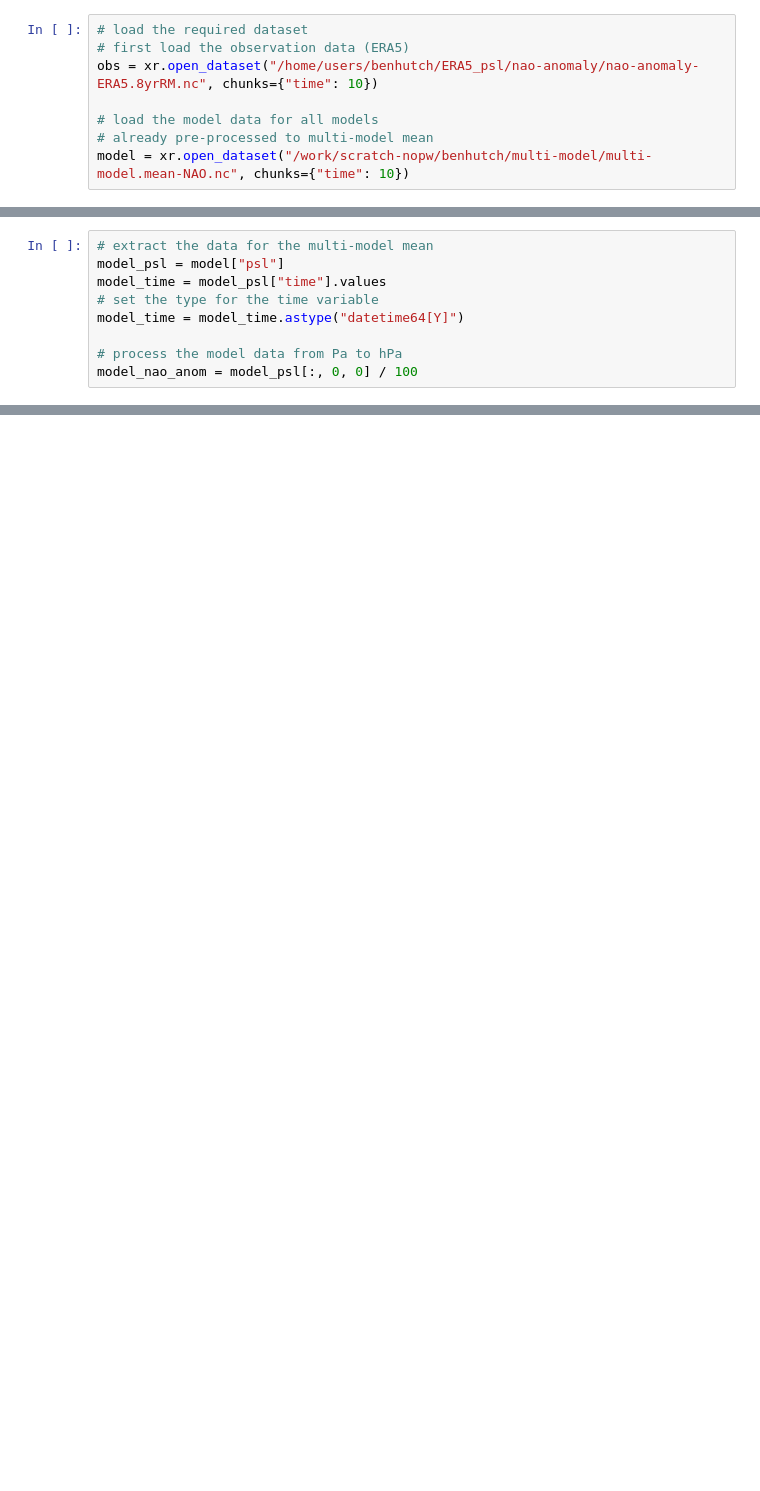
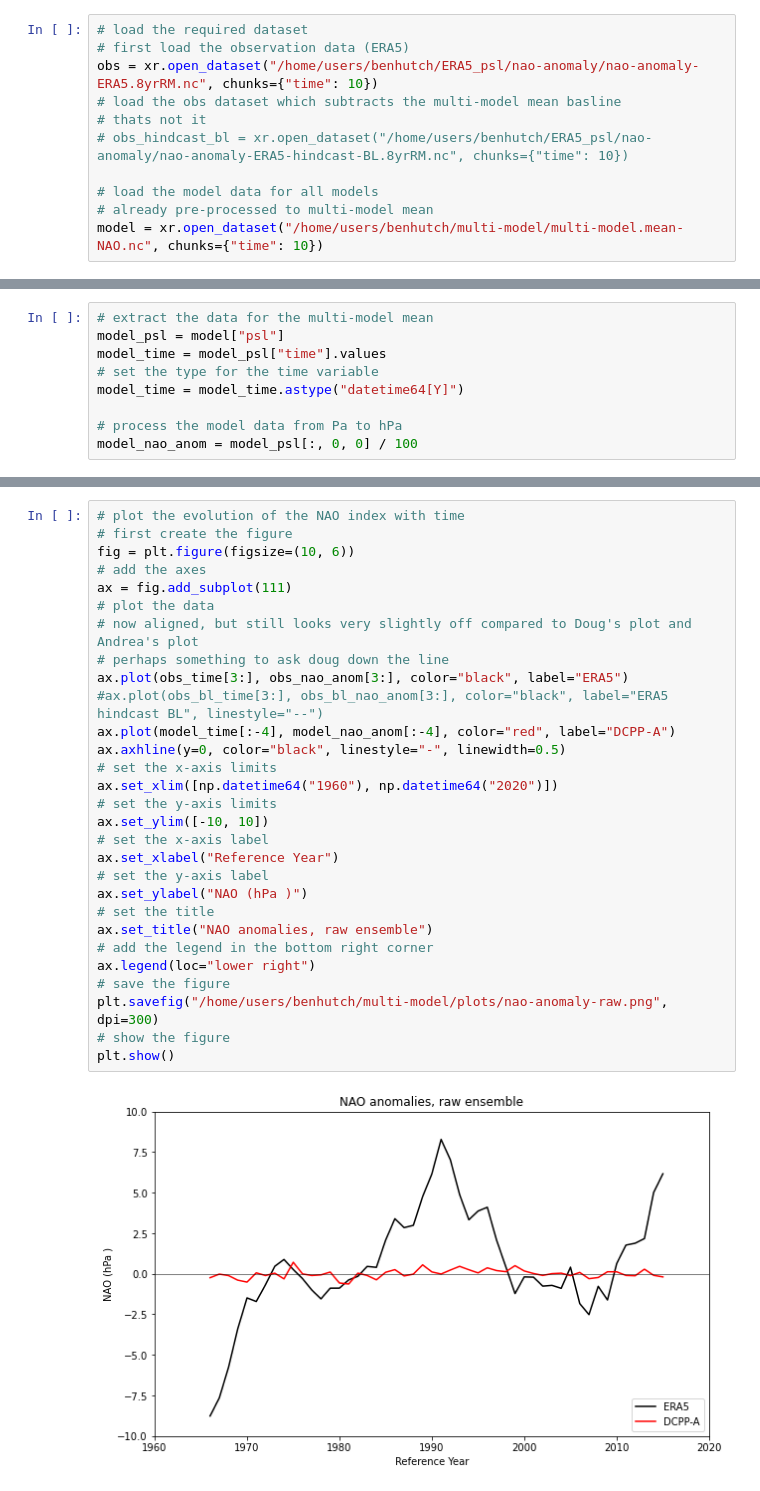
Before and after one commit to benhutchmet/testing-batch-processing, a Jupyter notebook: multi-model/plotting-figure.ipynb, the cells around one changed output, grey strips where cells are left out. Drawn from its saved outputs; the diff is of its cells as text; blank space fills up the shorter version.

```diff
--- a/multi-model/plotting-figure.ipynb
+++ b/multi-model/plotting-figure.ipynb
@@ -8,7 +9,10 @@ import xarray as xr
 # load the required dataset
 # first load the observation data (ERA5)
 obs = xr.open_dataset("/home/users/benhutch/ERA5_psl/nao-anomaly/nao-anomaly-ERA5.8yrRM.nc", chunks={"time": 10})
+# load the obs dataset which subtracts the multi-model mean basline
+# thats not it
+# obs_hindcast_bl = xr.open_dataset("/home/users/benhutch/ERA5_psl/nao-anomaly/nao-anomaly-ERA5-hindcast-BL.8yrRM.nc", chunks={"time": 10})
 
 # load the model data for all models
 # already pre-processed to multi-model mean
-model = xr.open_dataset("/work/scratch-nopw/benhutch/multi-model/multi-model.mean-NAO.nc", chunks={"time": 10})
+model = xr.open_dataset("/home/users/benhutch/multi-model/multi-model.mean-NAO.nc", chunks={"time": 10})
@@ -32,0 +179,31 @@ model_nao_anom = model_psl[:, 0, 0] / 100
+# %%
+# plot the evolution of the NAO index with time
+# first create the figure
+fig = plt.figure(figsize=(10, 6))
+# add the axes
+ax = fig.add_subplot(111)
+# plot the data
+# now aligned, but still looks very slightly off compared to Doug's plot and Andrea's plot
+# perhaps something to ask doug down the line
+ax.plot(obs_time[3:], obs_nao_anom[3:], color="black", label="ERA5")
+#ax.plot(obs_bl_time[3:], obs_bl_nao_anom[3:], color="black", label="ERA5 hindcast BL", linestyle="--")
+ax.plot(model_time[:-4], model_nao_anom[:-4], color="red", label="DCPP-A")
+ax.axhline(y=0, color="black", linestyle="-", linewidth=0.5)
+# set the x-axis limits
+ax.set_xlim([np.datetime64("1960"), np.datetime64("2020")])
+# set the y-axis limits
+ax.set_ylim([-10, 10])
+# set the x-axis label
+ax.set_xlabel("Reference Year")
+# set the y-axis label
+ax.set_ylabel("NAO (hPa )")
+# set the title
+ax.set_title("NAO anomalies, raw ensemble")
+# add the legend in the bottom right corner
+ax.legend(loc="lower right")
+# save the figure
+plt.savefig("/home/users/benhutch/multi-model/plots/nao-anomaly-raw.png", dpi=300)
+# show the figure
+plt.show()
+# %% [output]
+[figure, added]
```
Also changed, not shown: parts of 11 cells of this notebook, 14 other files.
